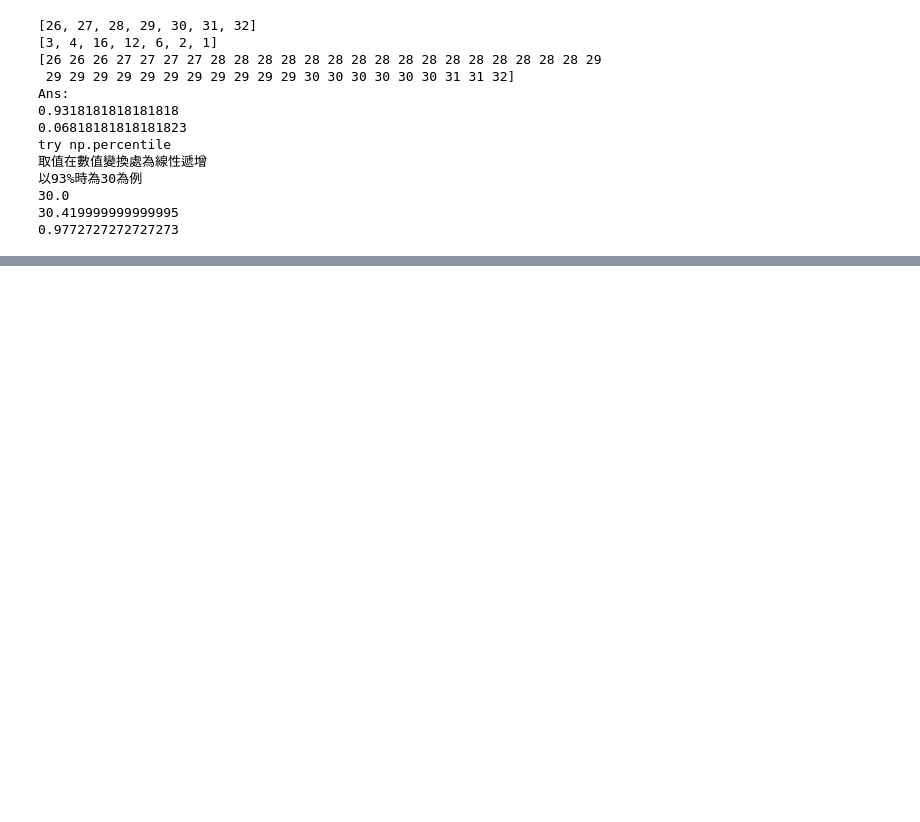
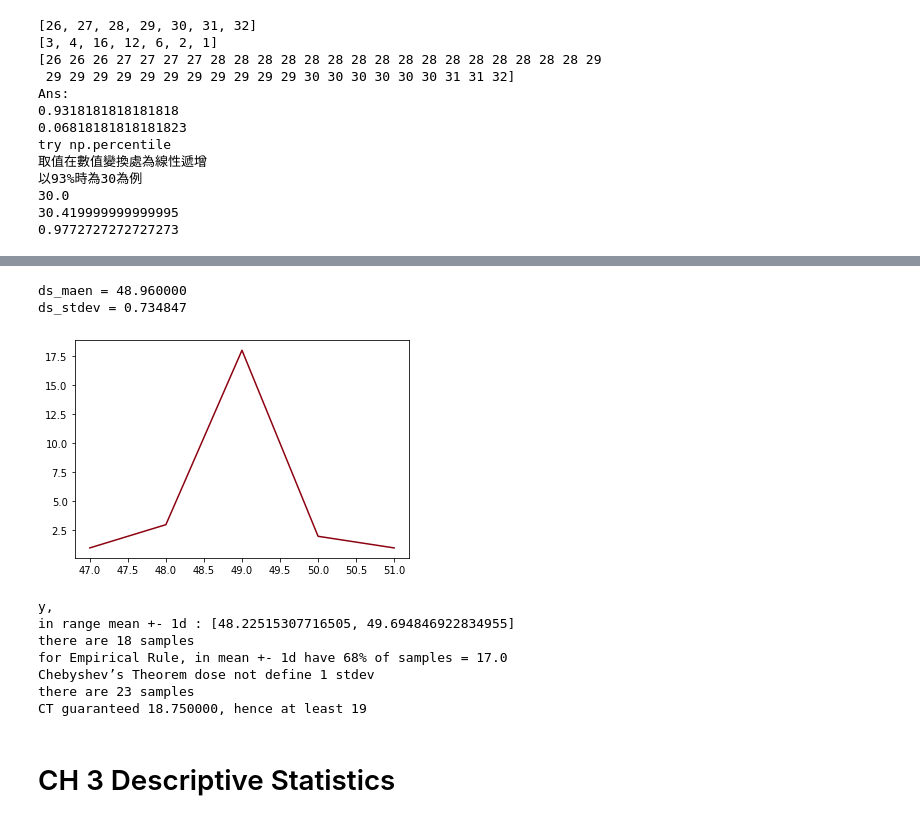
Before and after one commit to ellickhou/Entrance-exam-of-Taiwan-AI-Academy, a Jupyter notebook: Notes-of-Beginning-Statistics/Exercises.ipynb, the cells around one changed output, grey strips where cells are left out. Saved outputs shown, nothing was run; the diff lists cells and outputs as text; code cells hidden in the pictures; blank space fills up the shorter version.

```diff
--- a/Notes-of-Beginning-Statistics/Exercises.ipynb
+++ b/Notes-of-Beginning-Statistics/Exercises.ipynb
@@ -261,0 +263,52 @@ five-number summary =
+# %%
+import statistics as stat
+import matplotlib.pyplot as plt
+%matplotlib inline
+ds = [47] + [48]*3 + [49]*18 + [50]*2 + [51]
+x = [47, 48, 49, 50, 51]
+f = [1, 3, 18, 2, 1]
+#a
+ds_mean = stat.mean(ds)
+ds_stdev = stat.stdev(ds)
+print("ds_maen = %f" %ds_mean, "ds_stdev = %f" %ds_stdev, sep ="\n")
+#b
+fig, ax = plt.subplots(facecolor = (1,1,1))
+ax.plot(x, f, 'xkcd:crimson')
+plt.show()
+ds_1d = [ds_mean - ds_stdev, ds_mean + ds_stdev]
+def smp_in_xd_calculator(ds, interval_min, interval_max):
+    smp_count = 0
+    for i in range(len(ds)):
+        if ds[i] >= interval_min and ds[i] <= interval_max:
+            smp_count += 1
+        i += 1
+    return smp_count
+
+smp_in_1d = smp_in_xd_calculator(ds, ds_1d[0], ds_1d[1])
+total_samples = sum(f)
+print("y,", "in range mean +- 1d : %s" %ds_1d,
+      "there are %d samples" %smp_in_1d,
+      "for Empirical Rule, in mean +- 1d have 68%% of samples = %.1f" %(total_samples*0.68),
+      sep = "\n")
+
+#c
+print("Chebyshev’s Theorem dose not define 1 stdev")
+#d
+ds_2d = [ds_mean - 2*ds_stdev, ds_mean + 2*ds_stdev]
+smp_in_2d = smp_in_xd_calculator(ds, ds_2d[0], ds_2d[1])
+CT_2d = (1 - (1/(2**2)))*total_samples
+print("there are %d samples" %smp_in_2d,
+     "CT guaranteed %f, hence at least %d" %(CT_2d, round(CT_2d, 0)), sep = "\n")
+# %% [output]
+ds_maen = 48.960000
+ds_stdev = 0.734847
+[figure, added]
+y,
+in range mean +- 1d : [48.22515307716505, 49.694846922834955]
+there are 18 samples
+for Empirical Rule, in mean +- 1d have 68% of samples = 17.0
+Chebyshev’s Theorem dose not define 1 stdev
+there are 23 samples
+CT guaranteed 18.750000, hence at least 19
+# %% [markdown]
+# CH 3 Descriptive Statistics
```
Also changed, not shown: parts of 10 cells of this notebook.
